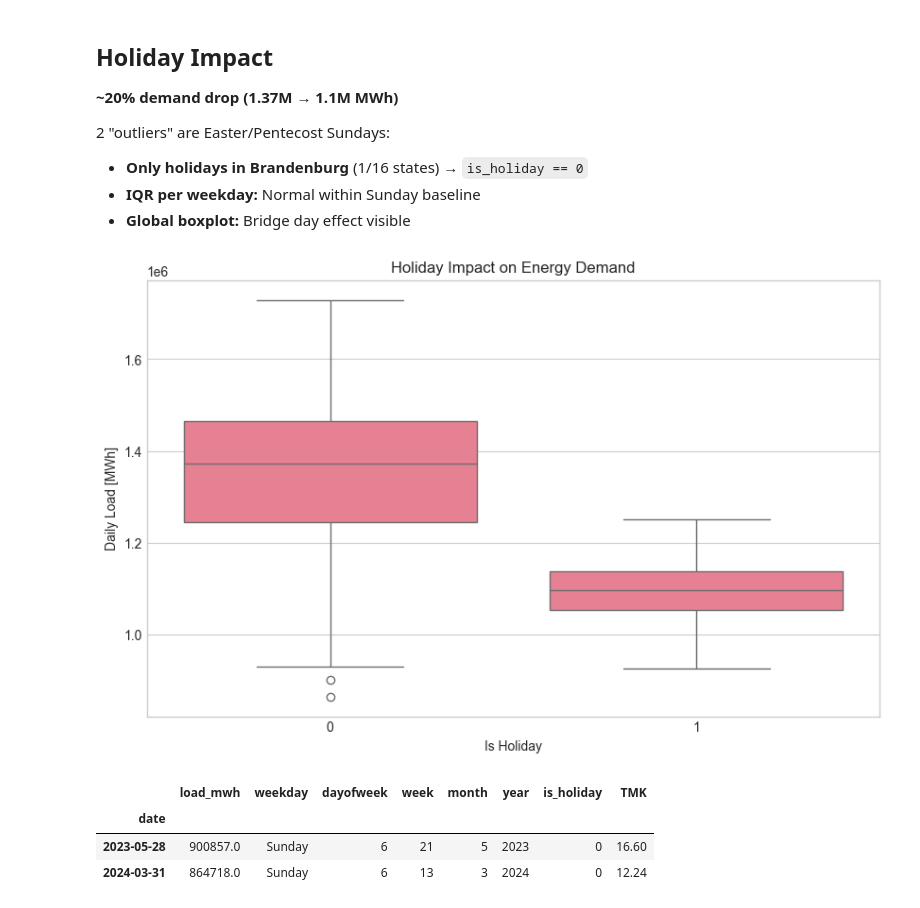
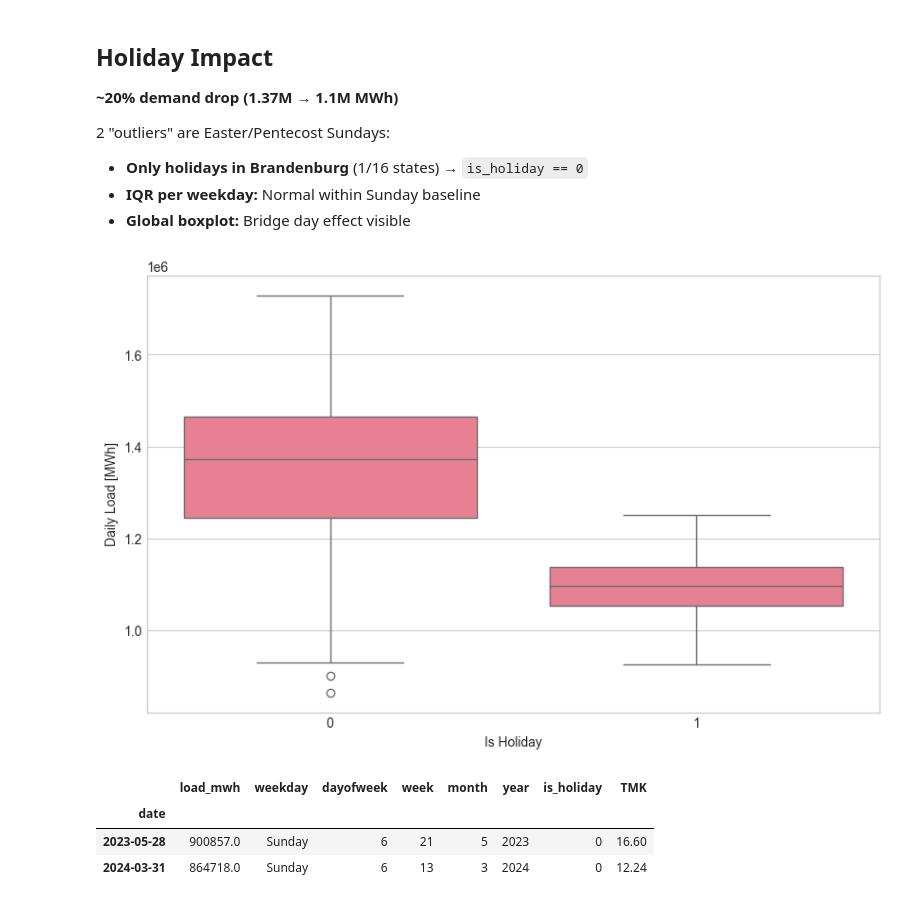
Before and after one commit to marakoe/energy-forecasting, a Jupyter notebook: notebooks/02_eda.ipynb, the cells around one changed output. Cells and saved outputs as stored; diff of their text form; code cells hidden in the pictures.

```diff
--- a/notebooks/02_eda.ipynb
+++ b/notebooks/02_eda.ipynb
@@ -155,13 +151,12 @@ plt.show()
 # %%
 fig, ax = plt.subplots(figsize=(10, 6))
 sns.boxplot(data=energy_weather_day, x="is_holiday", y="load_mwh", ax=ax)
-ax.set_title('Holiday Impact on Energy Demand')
 ax.set_xlabel('Is Holiday')
 ax.set_ylabel('Daily Load [MWh]')
 plt.savefig('../images/06_holiday.png', dpi=300, bbox_inches='tight')
 plt.show()
 # %% [output]
-[figure, old version]
+[figure, new version]
 # %%
 test_df = energy_weather_day[energy_weather_day['is_holiday'] == 0]
 q1 = test_df['load_mwh'].quantile(0.25)
```
Also changed, not shown: parts of 5 cells of this notebook, 7 other files.
